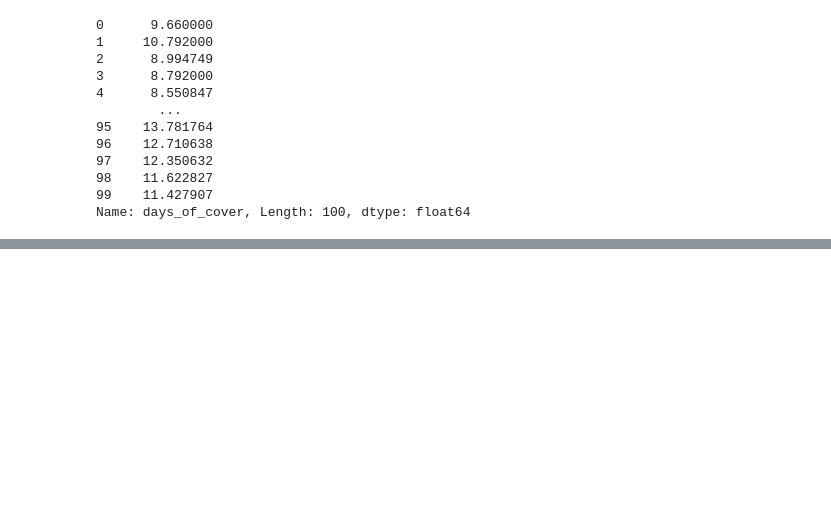
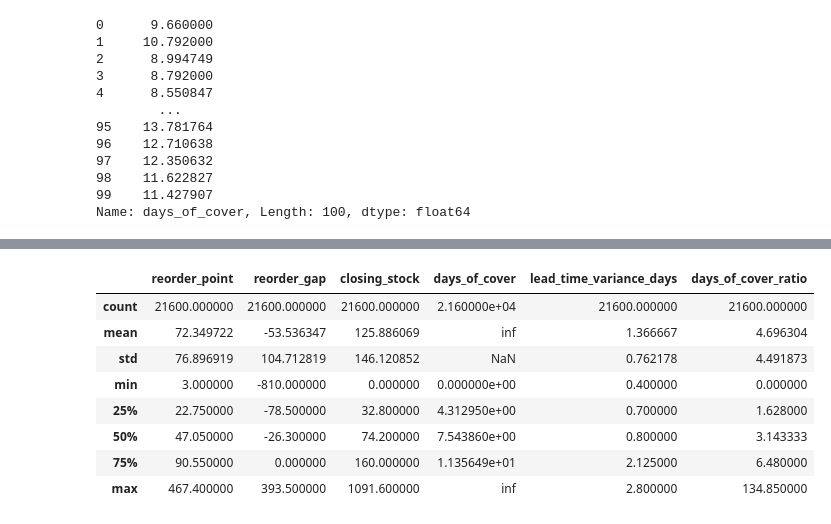
Before and after one commit to omkarsatpute18/QuickCart-Stockout-Risk-Predictor, a Jupyter notebook: Quickcart_Warehouse_Inventory_Stockout_Risk_Predictor.ipynb, the cells around one changed output, grey strips where cells are left out. Saved outputs shown, nothing was run; the diff lists cells and outputs as text; code cells hidden in the pictures; blank space fills up the shorter version.

```diff
--- a/Quickcart_Warehouse_Inventory_Stockout_Risk_Predictor.ipynb
+++ b/Quickcart_Warehouse_Inventory_Stockout_Risk_Predictor.ipynb
@@ -1631,0 +1652,19 @@ final_results
+# %%
+df[[
+    "reorder_point",
+    "reorder_gap",
+    "closing_stock",
+    "days_of_cover",
+    "lead_time_variance_days",
+    "days_of_cover_ratio"
+]].describe()
+# %% [output]
+|  | reorder_point | reorder_gap | closing_stock | days_of_cover | lead_time_variance_days | days_of_cover_ratio |
+| count | 21600.000000 | 21600.000000 | 21600.000000 | 2.160000e+04 | 21600.000000 | 21600.000000 |
+| mean | 72.349722 | -53.536347 | 125.886069 | inf | 1.366667 | 4.696304 |
+| std | 76.896919 | 104.712819 | 146.120852 | NaN | 0.762178 | 4.491873 |
+| min | 3.000000 | -810.000000 | 0.000000 | 0.000000e+00 | 0.400000 | 0.000000 |
+| 25% | 22.750000 | -78.500000 | 32.800000 | 4.312950e+00 | 0.700000 | 1.628000 |
+| 50% | 47.050000 | -26.300000 | 74.200000 | 7.543860e+00 | 0.800000 | 3.143333 |
+| 75% | 90.550000 | 0.000000 | 160.000000 | 1.135649e+01 | 2.125000 | 6.480000 |
+| max | 467.400000 | 393.500000 | 1091.600000 | inf | 2.800000 | 134.850000 |
```
Also changed, not shown: parts of 1 cell of this notebook.
